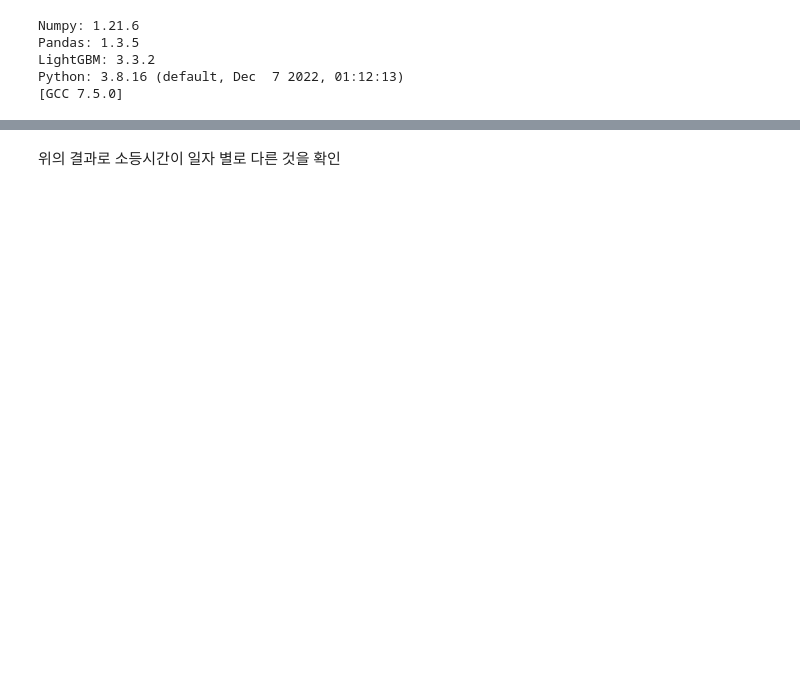
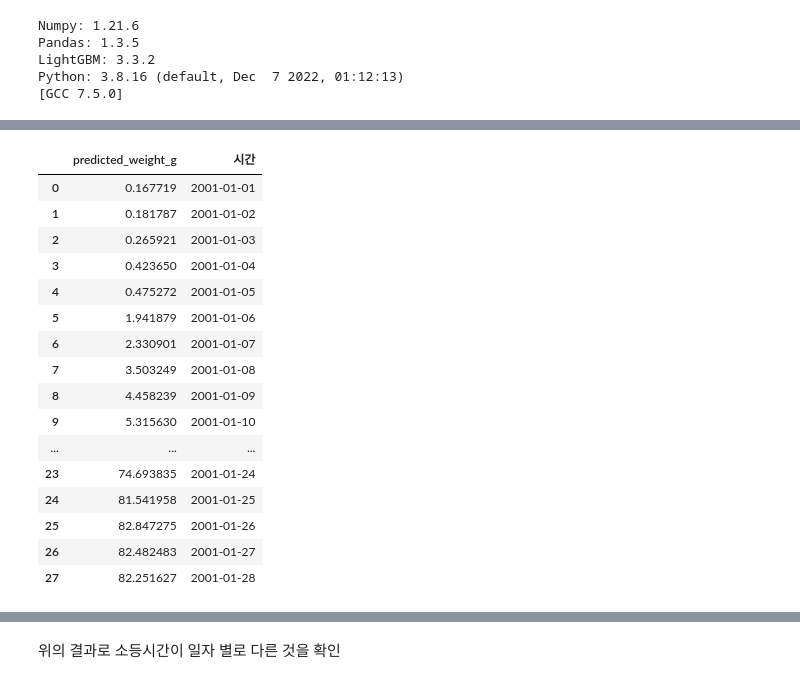
Before and after one commit to joel0807/AI_project, a Jupyter notebook: 상추생육ver3ipynb.ipynb, the cells around one changed output, grey strips where cells are left out. Drawn from its saved outputs; the diff is of its cells as text; code cells hidden in the pictures; blank space fills up the shorter version.

```diff
--- a/상추생육ver3ipynb.ipynb
+++ b/상추생육ver3ipynb.ipynb
@@ -122,3 +223,28 @@ def get_time(x, numbers):
+# %%
+y=pd.read_csv('./train_target/CASE_01.csv')
+y_file ='./train_target/CASE_01.csv'
+numbers_y = re.sub(r'[^0-9]','',y_file)
+
+y=get_y_time(y,numbers_y)
+y
+# %% [output]
+|  | predicted_weight_g | 시간 |
+| 0 | 0.167719 | 2001-01-01 |
+| 1 | 0.181787 | 2001-01-02 |
+| 2 | 0.265921 | 2001-01-03 |
+| 3 | 0.423650 | 2001-01-04 |
+| 4 | 0.475272 | 2001-01-05 |
+| 5 | 1.941879 | 2001-01-06 |
+| 6 | 2.330901 | 2001-01-07 |
+| 7 | 3.503249 | 2001-01-08 |
+| 8 | 4.458239 | 2001-01-09 |
+| 9 | 5.315630 | 2001-01-10 |
+| ... | ... | ... |
+| 23 | 74.693835 | 2001-01-24 |
+| 24 | 81.541958 | 2001-01-25 |
+| 25 | 82.847275 | 2001-01-26 |
+| 26 | 82.482483 | 2001-01-27 |
+| 27 | 82.251627 | 2001-01-28 |
 # %%
 class LoadData(object):
 
```
Also changed, not shown: parts of 18 cells of this notebook.
